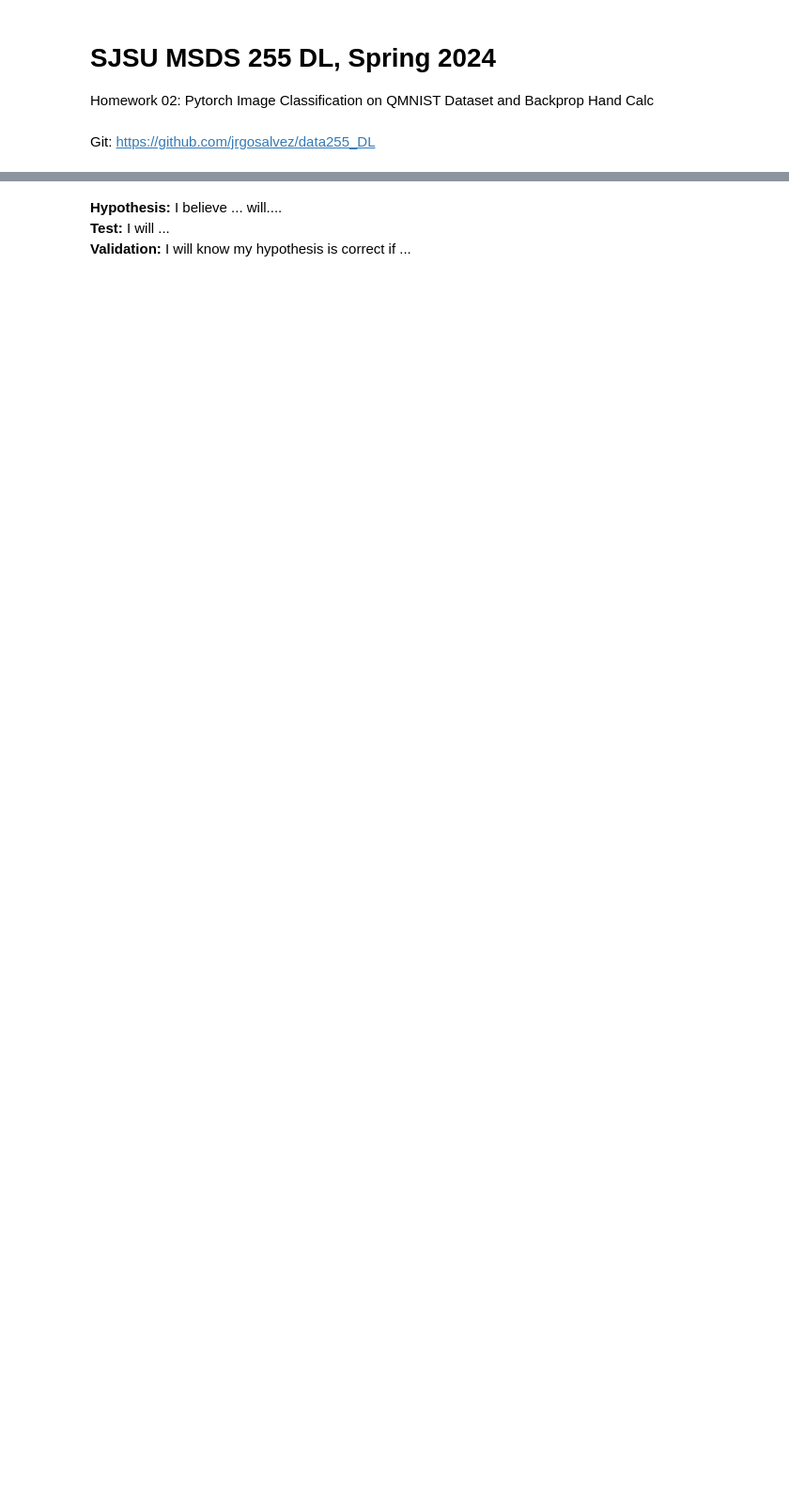
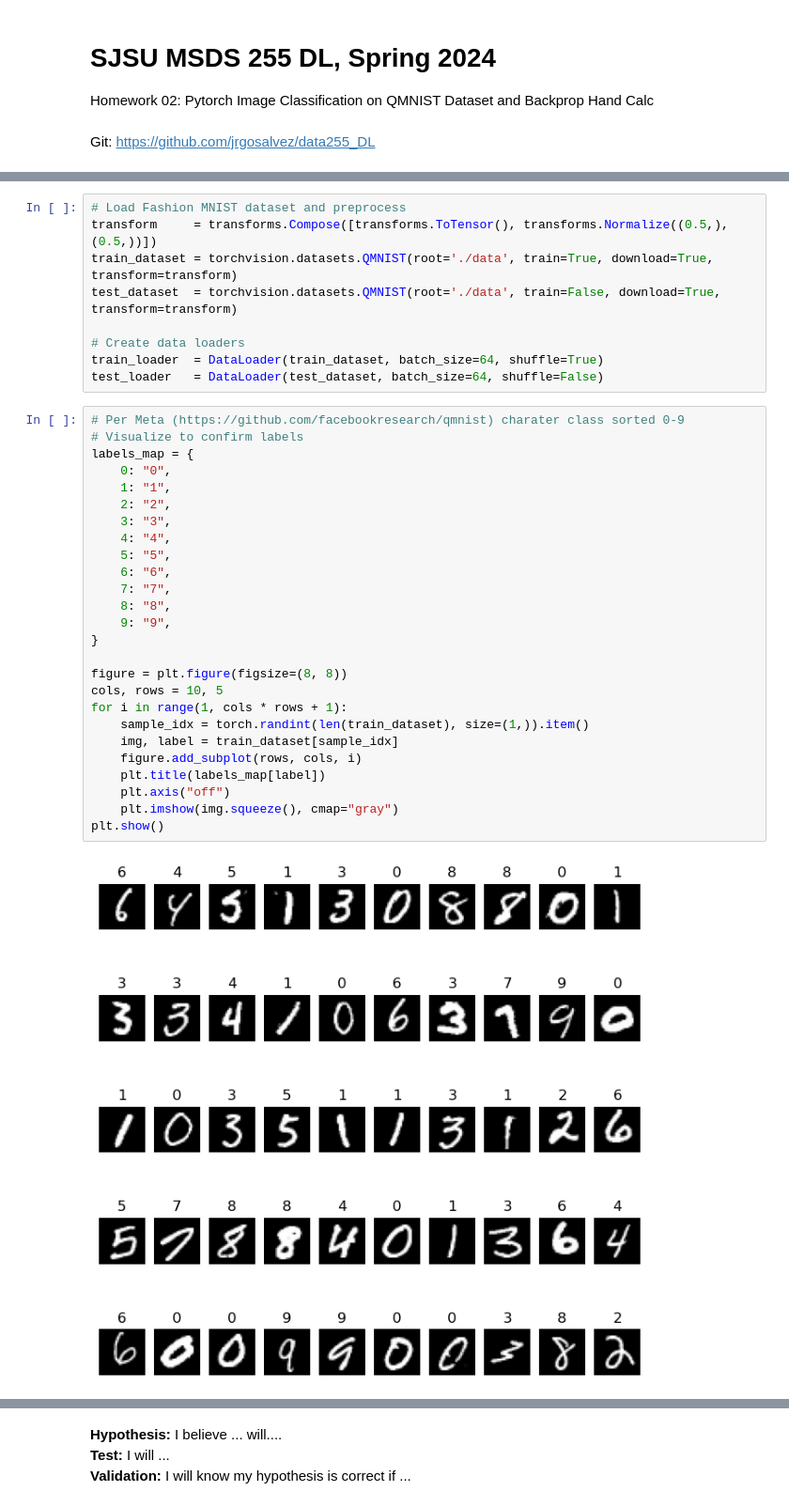
Before and after one commit to jrgosalvez/data255_DL, a Jupyter notebook: HW2-QMNIST and Backprop/Jorge_Gosalvez_255-HW2.ipynb, the cells around one changed output, grey strips where cells are left out. Shown at 94% size. Saved outputs shown, nothing was run; the diff lists cells and outputs as text; blank space fills up the shorter version.

Commit message:
Backprop by hand and QMNIST NN Classification

```diff
--- a/HW2-QMNIST and Backprop/Jorge_Gosalvez_255-HW2.ipynb
+++ b/HW2-QMNIST and Backprop/Jorge_Gosalvez_255-HW2.ipynb
@@ -9,0 +23,37 @@ Git: https://github.com/jrgosalvez/data255_DL
+# %%
+# Load Fashion MNIST dataset and preprocess
+transform     = transforms.Compose([transforms.ToTensor(), transforms.Normalize((0.5,), (0.5,))])
+train_dataset = torchvision.datasets.QMNIST(root='./data', train=True, download=True, transform=transform)
+test_dataset  = torchvision.datasets.QMNIST(root='./data', train=False, download=True, transform=transform)
+
+# Create data loaders
+train_loader  = DataLoader(train_dataset, batch_size=64, shuffle=True)
+test_loader   = DataLoader(test_dataset, batch_size=64, shuffle=False)
+# %%
+# Per Meta (https://github.com/facebookresearch/qmnist) charater class sorted 0-9
+# Visualize to confirm labels
+labels_map = {
+    0: "0",
+    1: "1",
+    2: "2",
+    3: "3",
+    4: "4",
+    5: "5",
+    6: "6",
+    7: "7",
+    8: "8",
+    9: "9",
+}
+
+figure = plt.figure(figsize=(8, 8))
+cols, rows = 10, 5
+for i in range(1, cols * rows + 1):
+    sample_idx = torch.randint(len(train_dataset), size=(1,)).item()
+    img, label = train_dataset[sample_idx]
+    figure.add_subplot(rows, cols, i)
+    plt.title(labels_map[label])
+    plt.axis("off")
+    plt.imshow(img.squeeze(), cmap="gray")
+plt.show()
+# %% [output]
+[figure, added]
```
Also changed, not shown: parts of 35 cells of this notebook, 21 other files.
